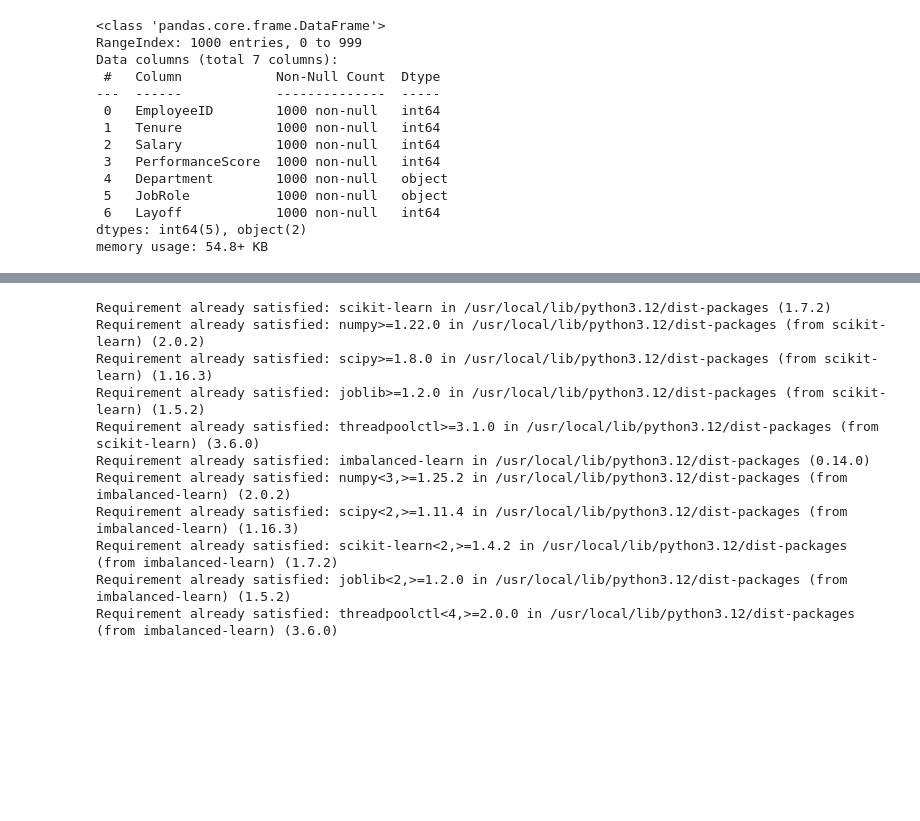
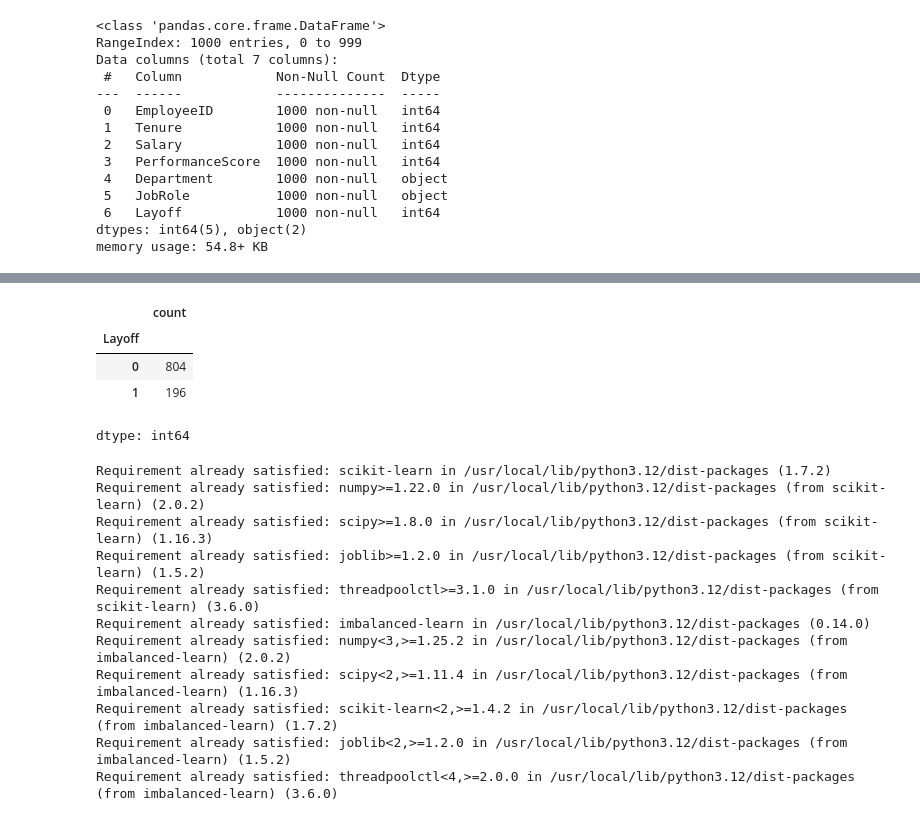
Before and after one commit to srikanth0904/multi-class-animal-classification-, a Jupyter notebook: Copy_of_major_project.ipynb, the cells around one changed output, grey strips where cells are left out. Cells and saved outputs as stored; diff of their text form; code cells hidden in the pictures; blank space fills up the shorter version.

```diff
--- a/Copy_of_major_project.ipynb
+++ b/Copy_of_major_project.ipynb
@@ -87,0 +62,8 @@ X_train, X_test,y_train,y_test = train_test_split(X,y,test_size=0.1,random_state
+# %%
+df['Layoff'].value_counts()
+# %% [output]
+|  | count |
+| Layoff |  |
+| 0 | 804 |
+| 1 | 196 |
+dtype: int64
```
Also changed, not shown: parts of 10 cells of this notebook.
